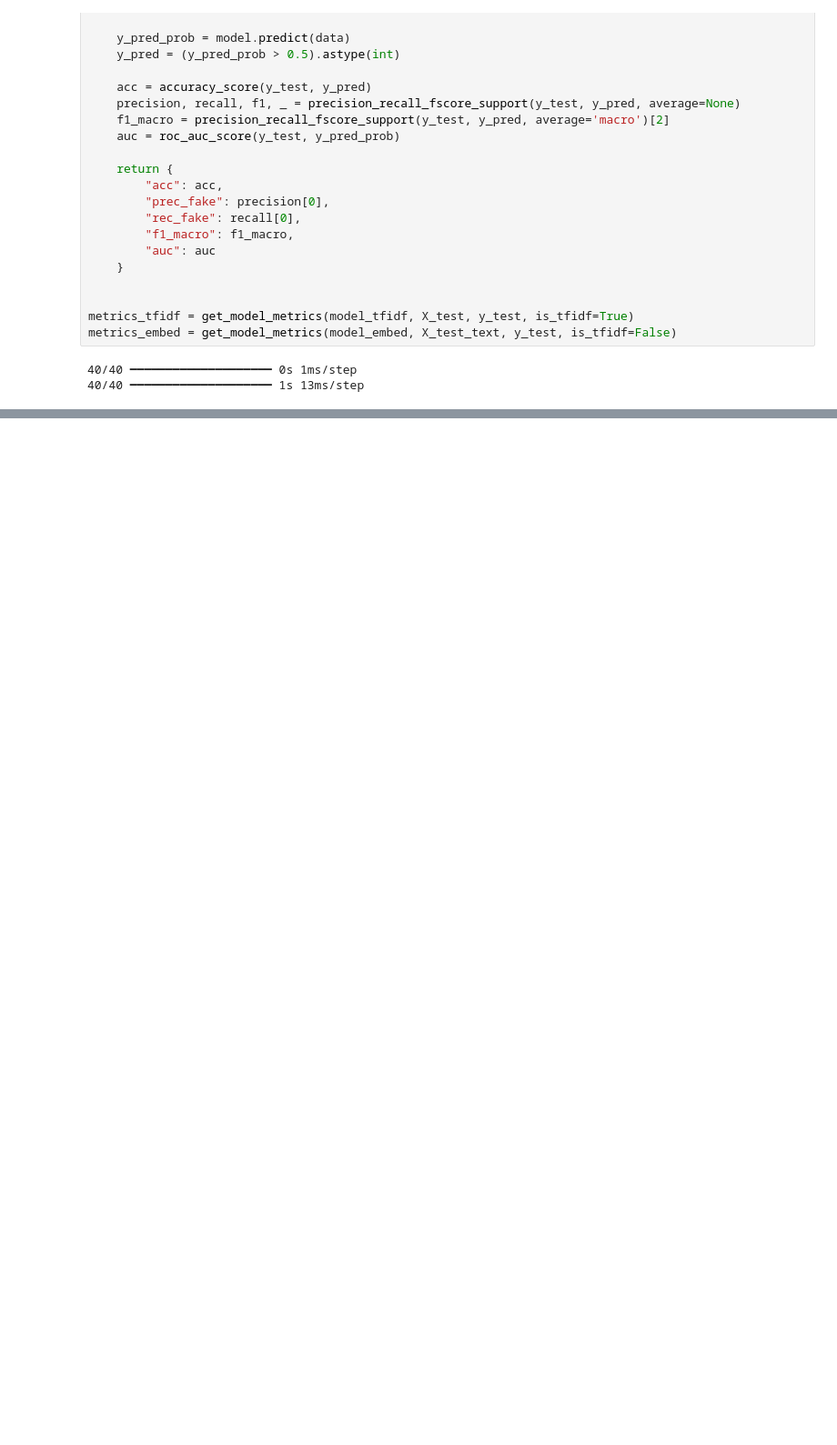
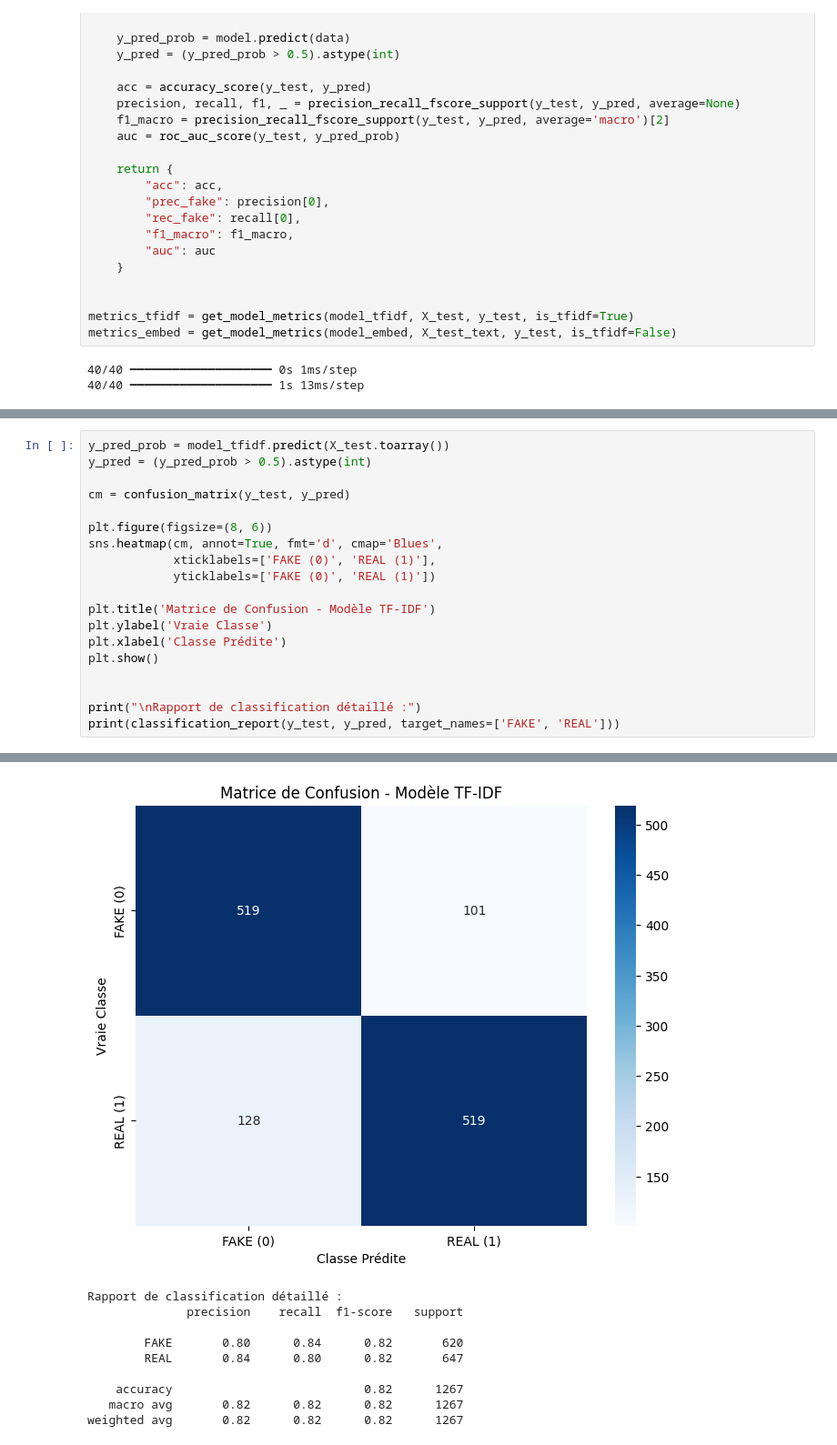
Before and after one commit to Solangele/CDSD_ecf4, a Jupyter notebook: notebook/ecf_fake_news.ipynb, the cells around one changed output, grey strips where cells are left out. Shown at 91% size. Cells and saved outputs as stored; diff of their text form; blank space fills up the shorter version.

```diff
--- a/notebook/ecf_fake_news.ipynb
+++ b/notebook/ecf_fake_news.ipynb
@@ -718,0 +723,20 @@ display(HTML(df_comparaison.to_html(index=False)))
+# %%
+y_pred_prob = model_tfidf.predict(X_test.toarray())
+y_pred = (y_pred_prob > 0.5).astype(int)
+
+cm = confusion_matrix(y_test, y_pred)
+
+plt.figure(figsize=(8, 6))
+sns.heatmap(cm, annot=True, fmt='d', cmap='Blues',
+            xticklabels=['FAKE (0)', 'REAL (1)'],
+            yticklabels=['FAKE (0)', 'REAL (1)'])
+
+plt.title('Matrice de Confusion - Modèle TF-IDF')
+plt.ylabel('Vraie Classe')
+plt.xlabel('Classe Prédite')
+plt.show()
+
+
+print("\nRapport de classification détaillé :")
+print(classification_report(y_test, y_pred, target_names=['FAKE', 'REAL']))
+# %% [output]
@@ -718,0 +744,10 @@ display(HTML(df_comparaison.to_html(index=False)))
+[figure, added]
+Rapport de classification détaillé :
+              precision    recall  f1-score   support
+
+        FAKE       0.80      0.84      0.82       620
+        REAL       0.84      0.80      0.82       647
+
+    accuracy                           0.82      1267
+   macro avg       0.82      0.82      0.82      1267
+weighted avg       0.82      0.82      0.82      1267
```
Also changed, not shown: parts of 17 cells of this notebook, 2 other files.
